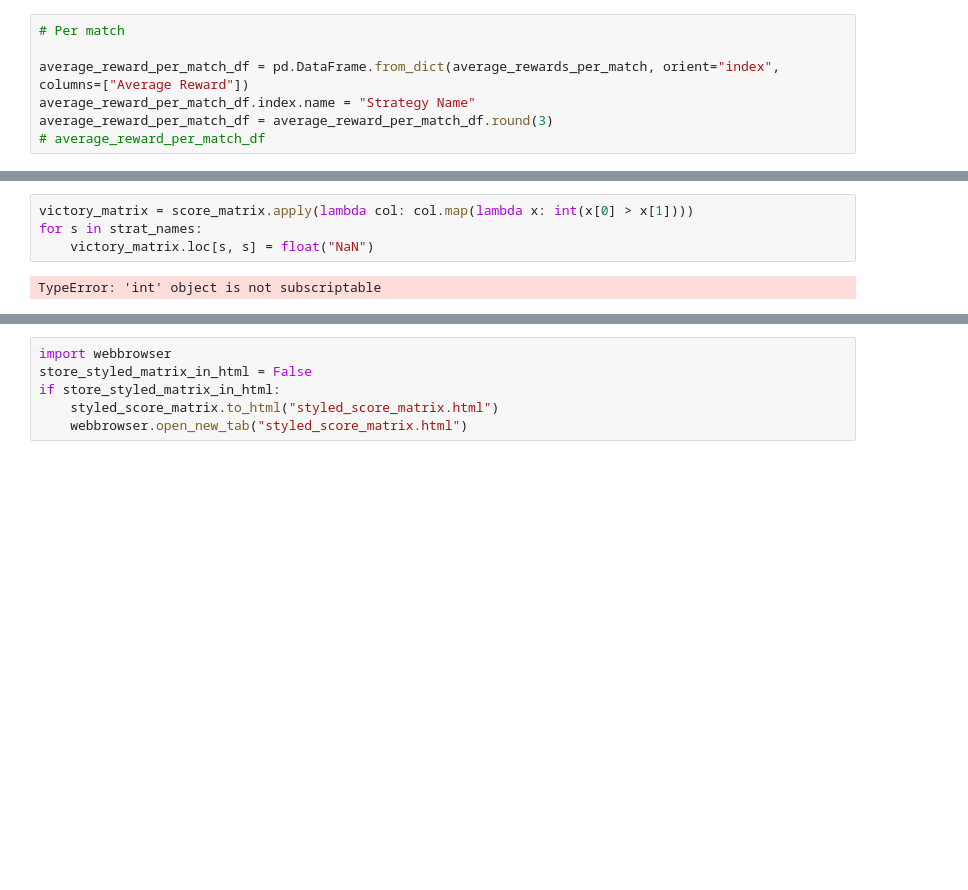
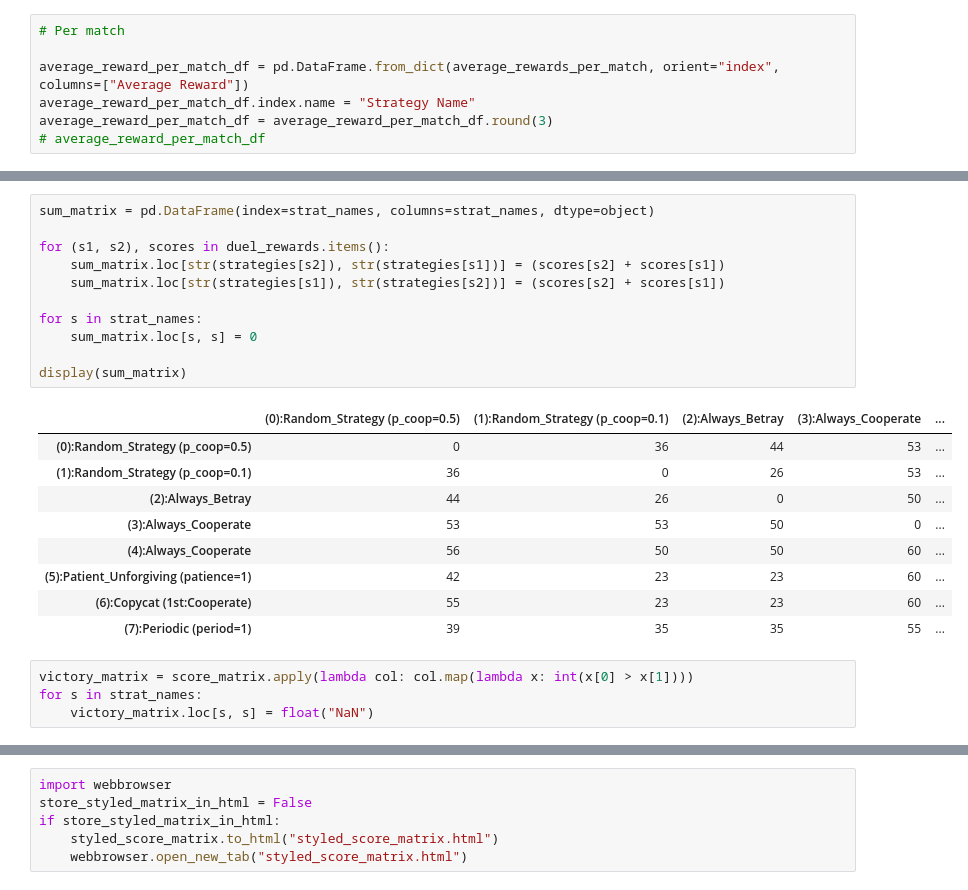
Before and after one commit to A-Rozmarynowicz/Prisoners_Dilemma_Simulator, a Jupyter notebook: source/main.ipynb, the cells around one changed output, grey strips where cells are left out. Drawn from its saved outputs; the diff is of its cells as text; blank space fills up the shorter version.

```diff
--- a/source/main.ipynb
+++ b/source/main.ipynb
@@ -177,9 +191,28 @@ display(score_matrix)
+# %%
+sum_matrix = pd.DataFrame(index=strat_names, columns=strat_names, dtype=object)
+
+for (s1, s2), scores in duel_rewards.items():
+    sum_matrix.loc[str(strategies[s2]), str(strategies[s1])] = (scores[s2] + scores[s1])
+    sum_matrix.loc[str(strategies[s1]), str(strategies[s2])] = (scores[s2] + scores[s1])
+
+for s in strat_names:
+    sum_matrix.loc[s, s] = 0
+
+display(sum_matrix)
+# %% [output]
+|  | (0):Random_Strategy (p_coop=0.5) | (1):Random_Strategy (p_coop=0.1) | (2):Always_Betray | (3):Always_Cooperate | ... |
+| (0):Random_Strategy (p_coop=0.5) | 0 | 36 | 44 | 53 | ... |
+| (1):Random_Strategy (p_coop=0.1) | 36 | 0 | 26 | 53 | ... |
+| (2):Always_Betray | 44 | 26 | 0 | 50 | ... |
+| (3):Always_Cooperate | 53 | 53 | 50 | 0 | ... |
+| (4):Always_Cooperate | 56 | 50 | 50 | 60 | ... |
+| (5):Patient_Unforgiving (patience=1) | 42 | 23 | 23 | 60 | ... |
+| (6):Copycat (1st:Cooperate) | 55 | 23 | 23 | 60 | ... |
+| (7):Periodic (period=1) | 39 | 35 | 35 | 55 | ... |
 # %%
 victory_matrix = score_matrix.apply(lambda col: col.map(lambda x: int(x[0] > x[1])))
 for s in strat_names:
     victory_matrix.loc[s, s] = float("NaN")
-# %% [output]
-TypeError: 'int' object is not subscriptable
 # %%
 def color_cell(x):
     if not isinstance(x, tuple):
```
Also changed, not shown: parts of 8 cells of this notebook, 2 other files.
